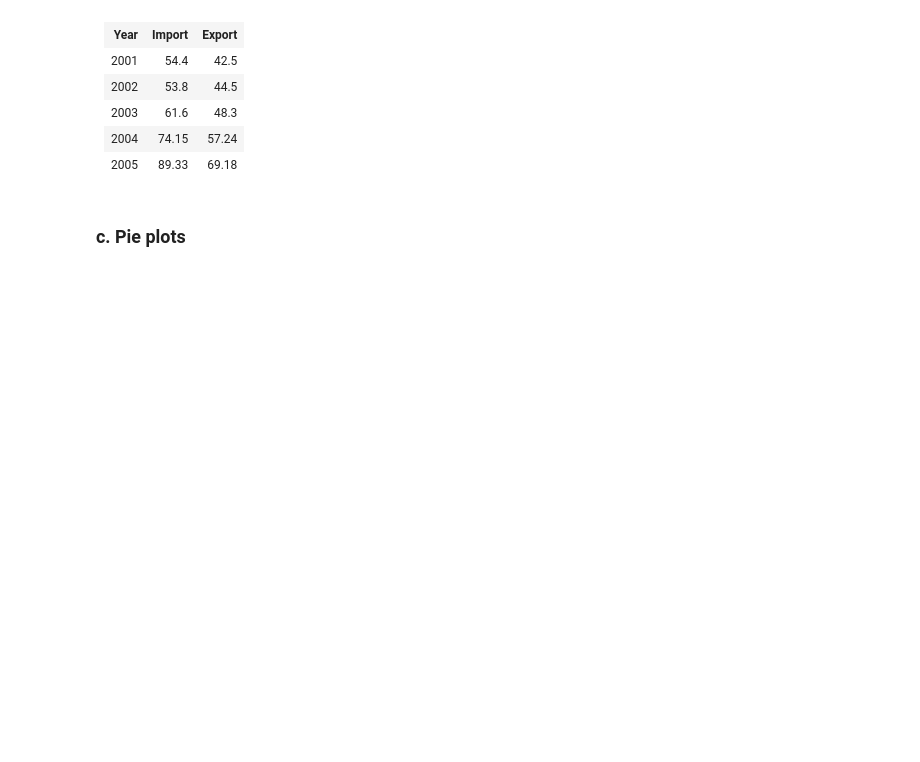
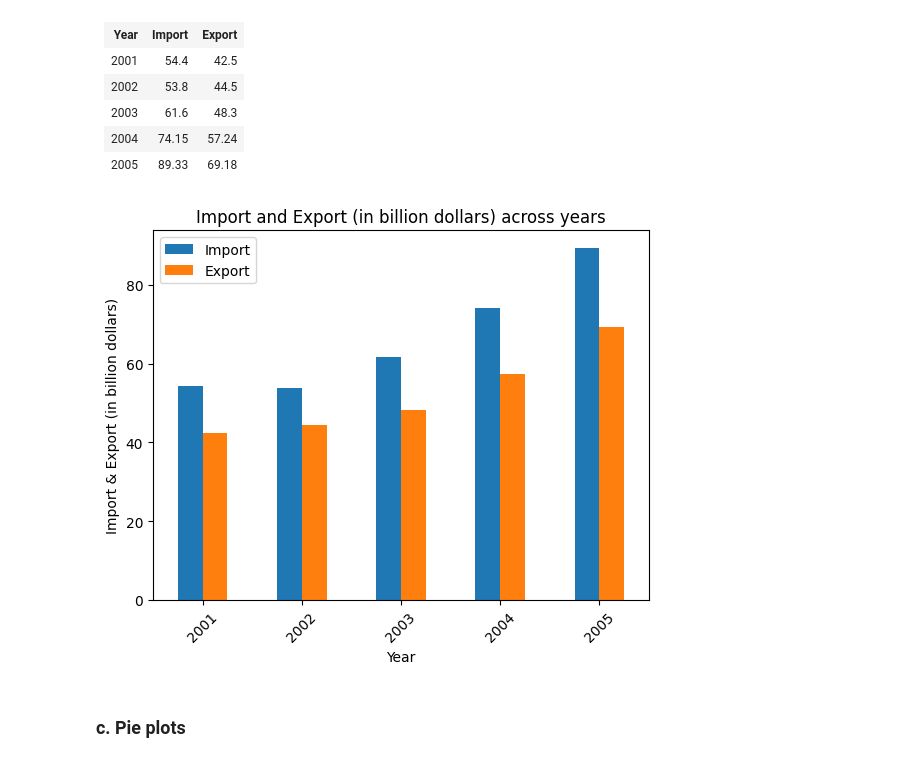
Before and after one commit to anuragsingh2207/dsba-jupyter-notebook, a Jupyter notebook: src/Session_5/inclass_5_questions.ipynb, the cells around one changed output. Cells and saved outputs as stored; diff of their text form; code cells hidden in the pictures; blank space fills up the shorter version.

```diff
--- a/src/Session_5/inclass_5_questions.ipynb
+++ b/src/Session_5/inclass_5_questions.ipynb
@@ -1131,3 +1146,19 @@ merged_df_2_column_outer_join
+# %%
+# type your code here
+data = { "Year" : [2001, 2002, 2003, 2004, 2005],
+        "Import": [54.4, 53.8, 61.6, 74.15, 89.33],
+        "Export": [42.5, 44.5, 48.3, 57.24, 69.18]
+}
+
+export_df = pd.DataFrame(data)
+
+export_df.plot(x='Year', y=['Import', 'Export'], kind='bar', rot = 45)
+plt.title("Import and Export (in billion dollars) across years")
+plt.xlabel("Year")
+plt.ylabel("Import & Export (in billion dollars)")
+plt.show()
+# %% [output]
+[figure, added]
 # %% [markdown]
 ### c. Pie plots
 # %% [markdown]
```
Also changed, not shown: parts of 19 cells of this notebook, 1 other file.
